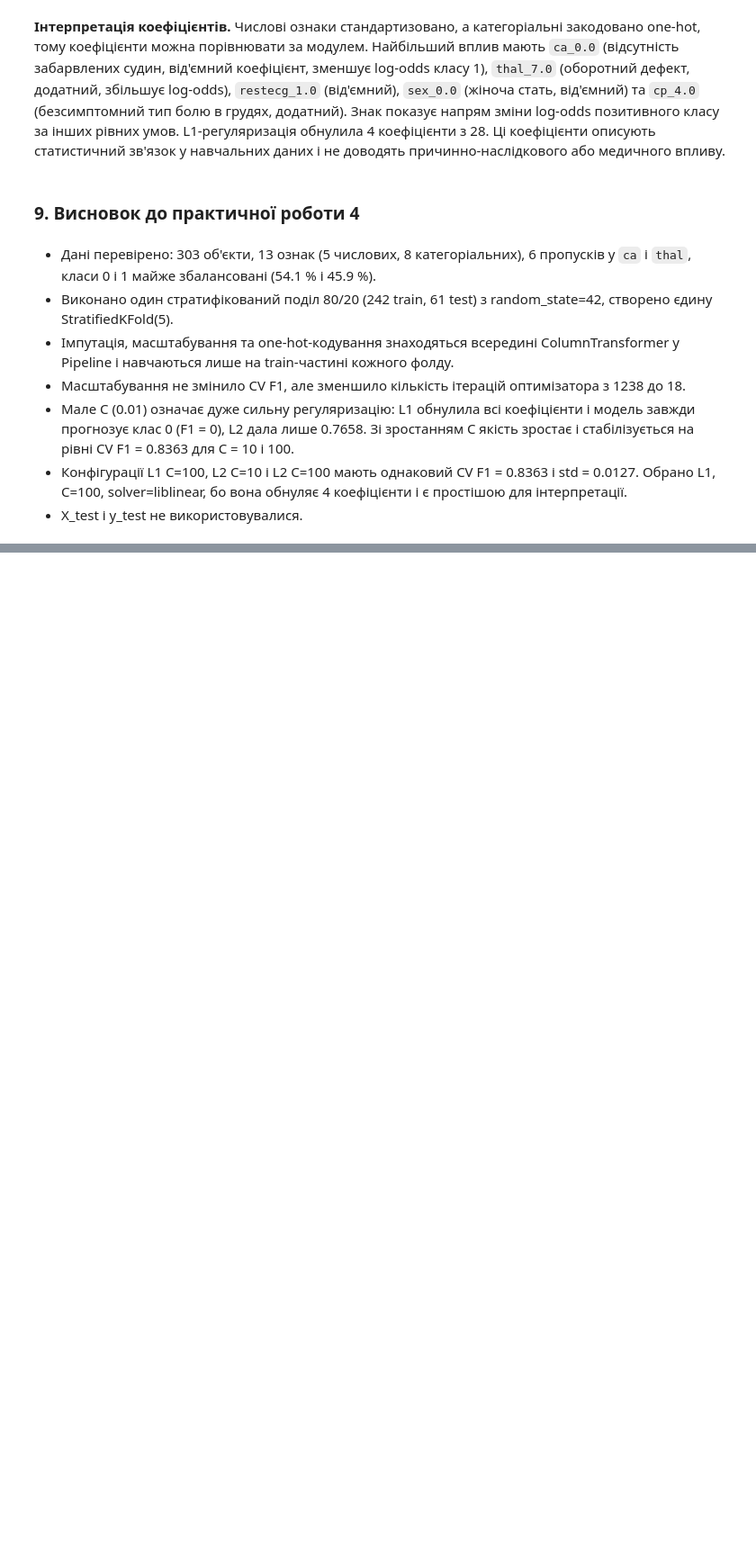
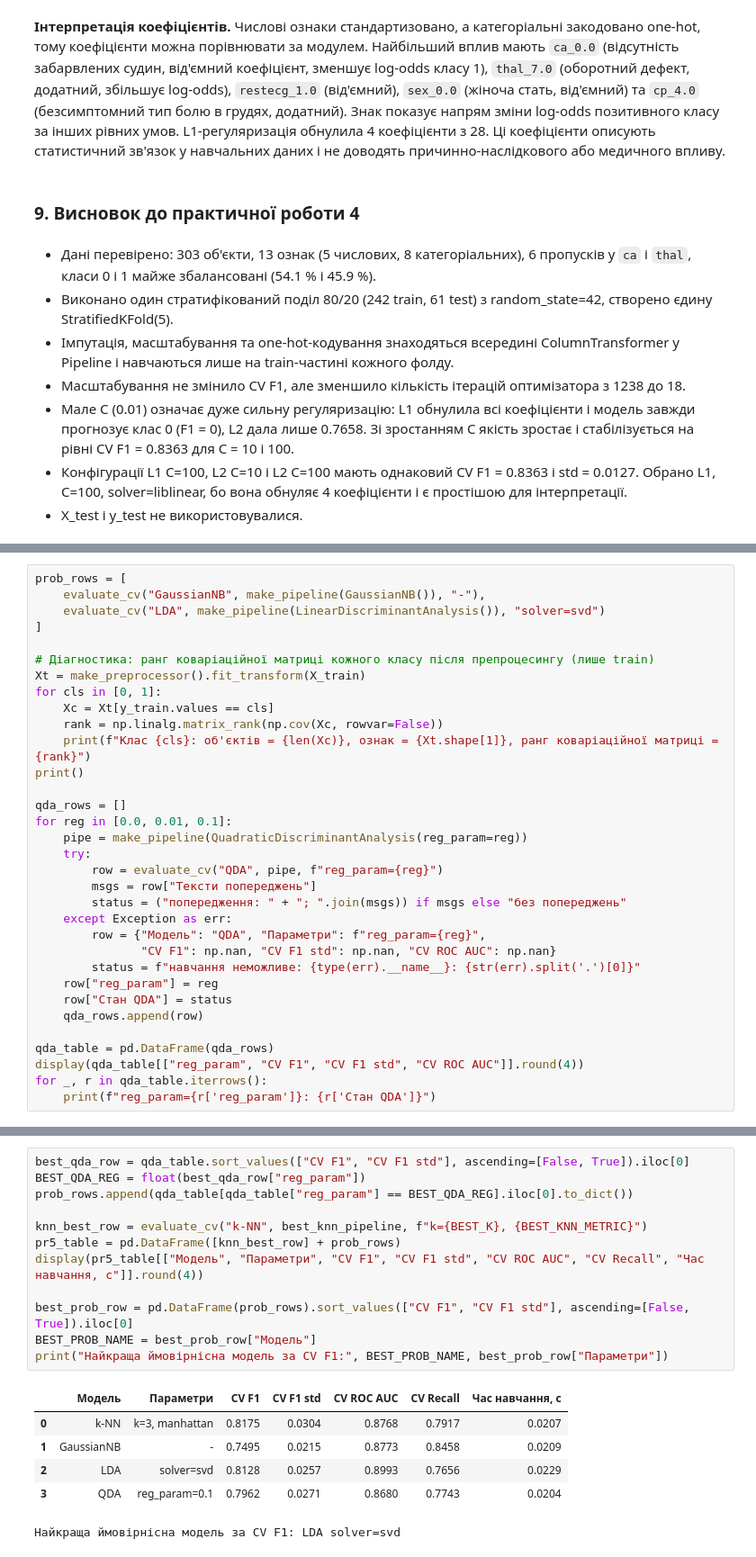
Before and after one commit to Konoplyai/pattern-recognition-practice, a Jupyter notebook: classification-mini-project/notebooks/PR04_Konoplia_I.ipynb, the cells around one changed output, grey strips where cells are left out. Shown at 90% size. Drawn from its saved outputs; the diff is of its cells as text; blank space fills up the shorter version.

```diff
--- a/classification-mini-project/notebooks/PR04_Konoplia_I.ipynb
+++ b/classification-mini-project/notebooks/PR04_Konoplia_I.ipynb
@@ -543,0 +683,33 @@ log-odds позитивного класу за інших рівних умов
+# %%
+prob_rows = [
+    evaluate_cv("GaussianNB", make_pipeline(GaussianNB()), "-"),
+    evaluate_cv("LDA", make_pipeline(LinearDiscriminantAnalysis()), "solver=svd")
+]
+
+# Діагностика: ранг коваріаційної матриці кожного класу після препроцесингу (лише train)
+Xt = make_preprocessor().fit_transform(X_train)
+for cls in [0, 1]:
+    Xc = Xt[y_train.values == cls]
+    rank = np.linalg.matrix_rank(np.cov(Xc, rowvar=False))
+    print(f"Клас {cls}: об'єктів = {len(Xc)}, ознак = {Xt.shape[1]}, ранг коваріаційної матриці = {rank}")
+print()
+
+qda_rows = []
+for reg in [0.0, 0.01, 0.1]:
+    pipe = make_pipeline(QuadraticDiscriminantAnalysis(reg_param=reg))
+    try:
+        row = evaluate_cv("QDA", pipe, f"reg_param={reg}")
+        msgs = row["Тексти попереджень"]
+        status = ("попередження: " + "; ".join(msgs)) if msgs else "без попереджень"
+    except Exception as err:
+        row = {"Модель": "QDA", "Параметри": f"reg_param={reg}",
+               "CV F1": np.nan, "CV F1 std": np.nan, "CV ROC AUC": np.nan}
+        status = f"навчання неможливе: {type(err).__name__}: {str(err).split('.')[0]}"
+    row["reg_param"] = reg
+    row["Стан QDA"] = status
+    qda_rows.append(row)
+
+qda_table = pd.DataFrame(qda_rows)
+display(qda_table[["reg_param", "CV F1", "CV F1 std", "CV ROC AUC"]].round(4))
+for _, r in qda_table.iterrows():
+    print(f"reg_param={r['reg_param']}: {r['Стан QDA']}")
@@ -543,0 +726,19 @@ log-odds позитивного класу за інших рівних умов
+# %%
+best_qda_row = qda_table.sort_values(["CV F1", "CV F1 std"], ascending=[False, True]).iloc[0]
+BEST_QDA_REG = float(best_qda_row["reg_param"])
+prob_rows.append(qda_table[qda_table["reg_param"] == BEST_QDA_REG].iloc[0].to_dict())
+
+knn_best_row = evaluate_cv("k-NN", best_knn_pipeline, f"k={BEST_K}, {BEST_KNN_METRIC}")
+pr5_table = pd.DataFrame([knn_best_row] + prob_rows)
+display(pr5_table[["Модель", "Параметри", "CV F1", "CV F1 std", "CV ROC AUC", "CV Recall", "Час навчання, с"]].round(4))
+
+best_prob_row = pd.DataFrame(prob_rows).sort_values(["CV F1", "CV F1 std"], ascending=[False, True]).iloc[0]
+BEST_PROB_NAME = best_prob_row["Модель"]
+print("Найкраща ймовірнісна модель за CV F1:", BEST_PROB_NAME, best_prob_row["Параметри"])
+# %% [output]
+|  | Модель | Параметри | CV F1 | CV F1 std | CV ROC AUC | CV Recall | Час навчання, с |
+| 0 | k-NN | k=3, manhattan | 0.8175 | 0.0304 | 0.8768 | 0.7917 | 0.0207 |
+| 1 | GaussianNB | - | 0.7495 | 0.0215 | 0.8773 | 0.8458 | 0.0209 |
+| 2 | LDA | solver=svd | 0.8128 | 0.0257 | 0.8993 | 0.7656 | 0.0229 |
+| 3 | QDA | reg_param=0.1 | 0.7962 | 0.0271 | 0.8680 | 0.7743 | 0.0204 |
+Найкраща ймовірнісна модель за CV F1: LDA solver=svd
```
Also changed, not shown: parts of 20 cells of this notebook.
